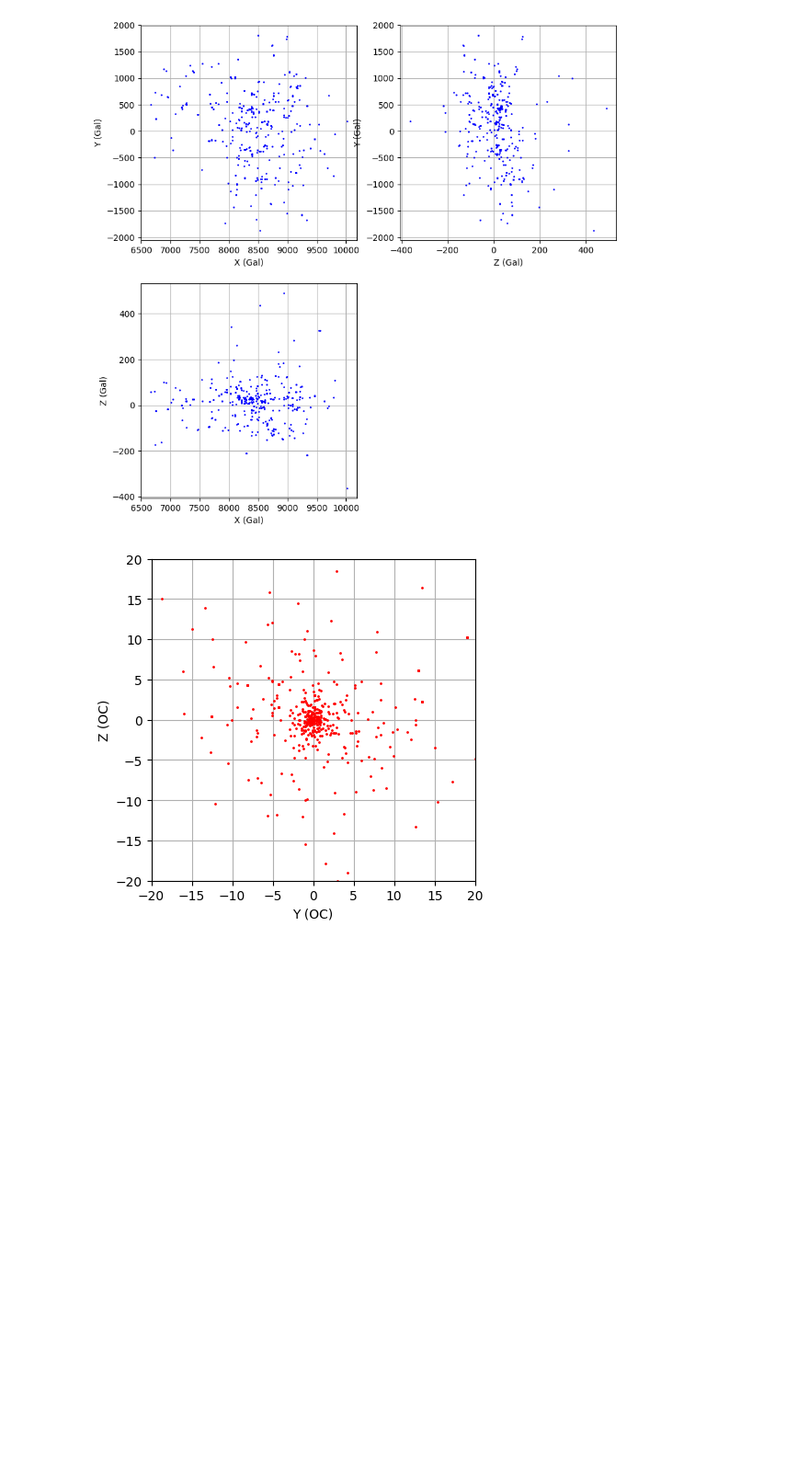
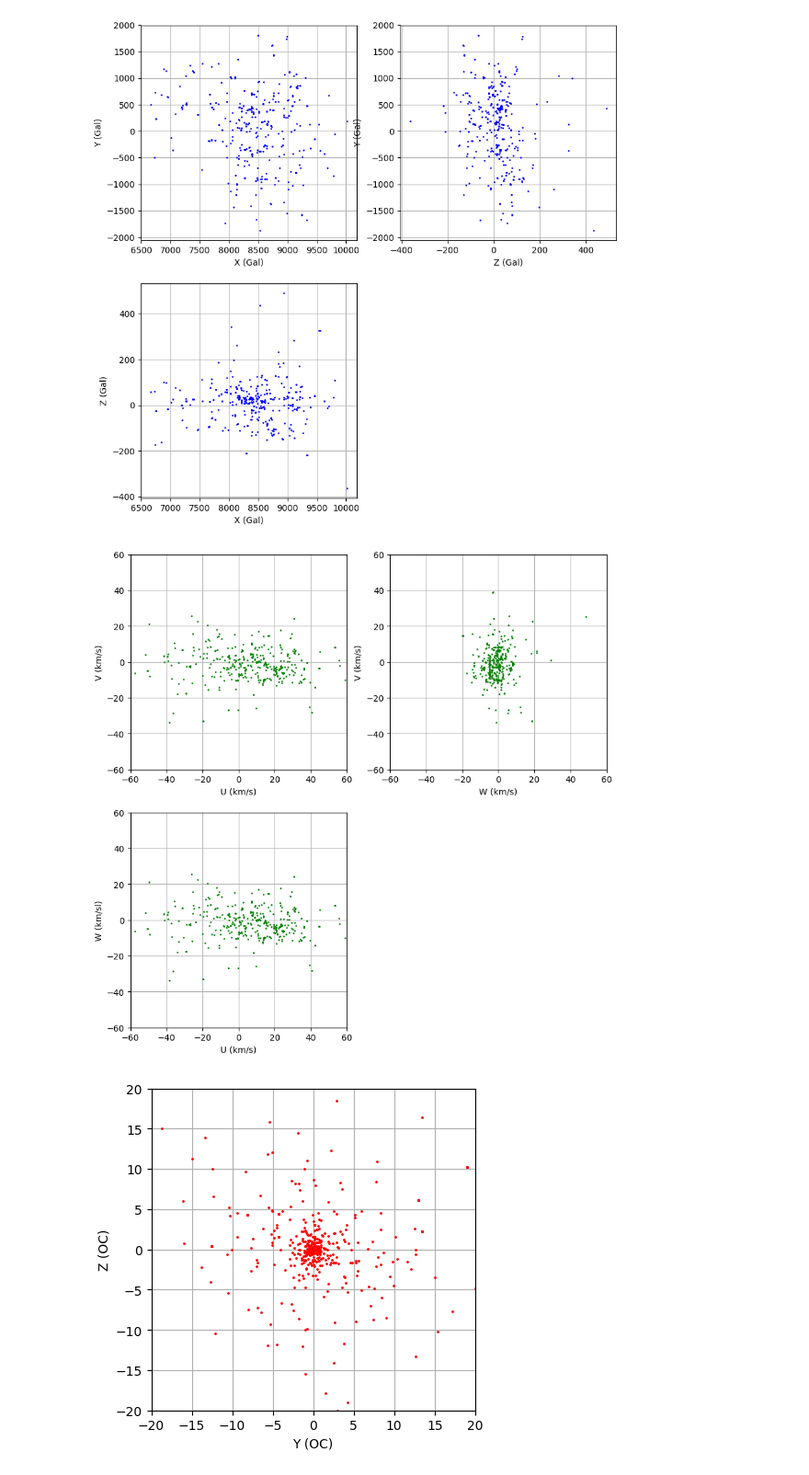
Before and after one commit to bosscha/gaia-shock, a Jupyter notebook: notebooks/analysis/analysisLoop-globalProperties1.ipynb, the cells around one changed output. Shown at 92% size. Saved outputs shown, nothing was run; the diff lists cells and outputs as text; code cells hidden in the pictures; blank space fills up the shorter version.

```diff
--- a/notebooks/analysis/analysisLoop-globalProperties1.ipynb
+++ b/notebooks/analysis/analysisLoop-globalProperties1.ipynb
@@ -223,6 +227,36 @@ PyPlot.ylabel("Z (Gal)")
 PyPlot.show()
 # %% [output]
 [figure]
+# %%
+fig= PyPlot.figure(figsize=(10,10))
+
+ax= PyPlot.subplot(221)
+PyPlot.grid("on")
+PyPlot.plot(df.U,df.V,"og", markersize = 1)
+ax.set_xlim([-60,60])
+ax.set_ylim([-60,60])
+PyPlot.xlabel("U (km/s)")
+PyPlot.ylabel("V (km/s)")
+
+ax= PyPlot.subplot(222)
+PyPlot.grid("on")
+PyPlot.plot(df.W,df.V,"og", markersize = 1)
+ax.set_xlim([-60,60])
+ax.set_ylim([-60,60])
+PyPlot.xlabel("W (km/s)")
+PyPlot.ylabel("V (km/s)")
+
+ax= PyPlot.subplot(223)
+PyPlot.grid("on")
+PyPlot.plot(df.U,df.V,"og", markersize = 1)
+ax.set_xlim([-60,60])
+ax.set_ylim([-60,60])
+PyPlot.xlabel("U (km/s)")
+PyPlot.ylabel("W (km/sl)")
+
+PyPlot.show()
+# %% [output]
+[figure, added]
 # %%
 fig= PyPlot.figure(figsize=(10,10))
 
```
Also changed, not shown: parts of 5 cells of this notebook.
